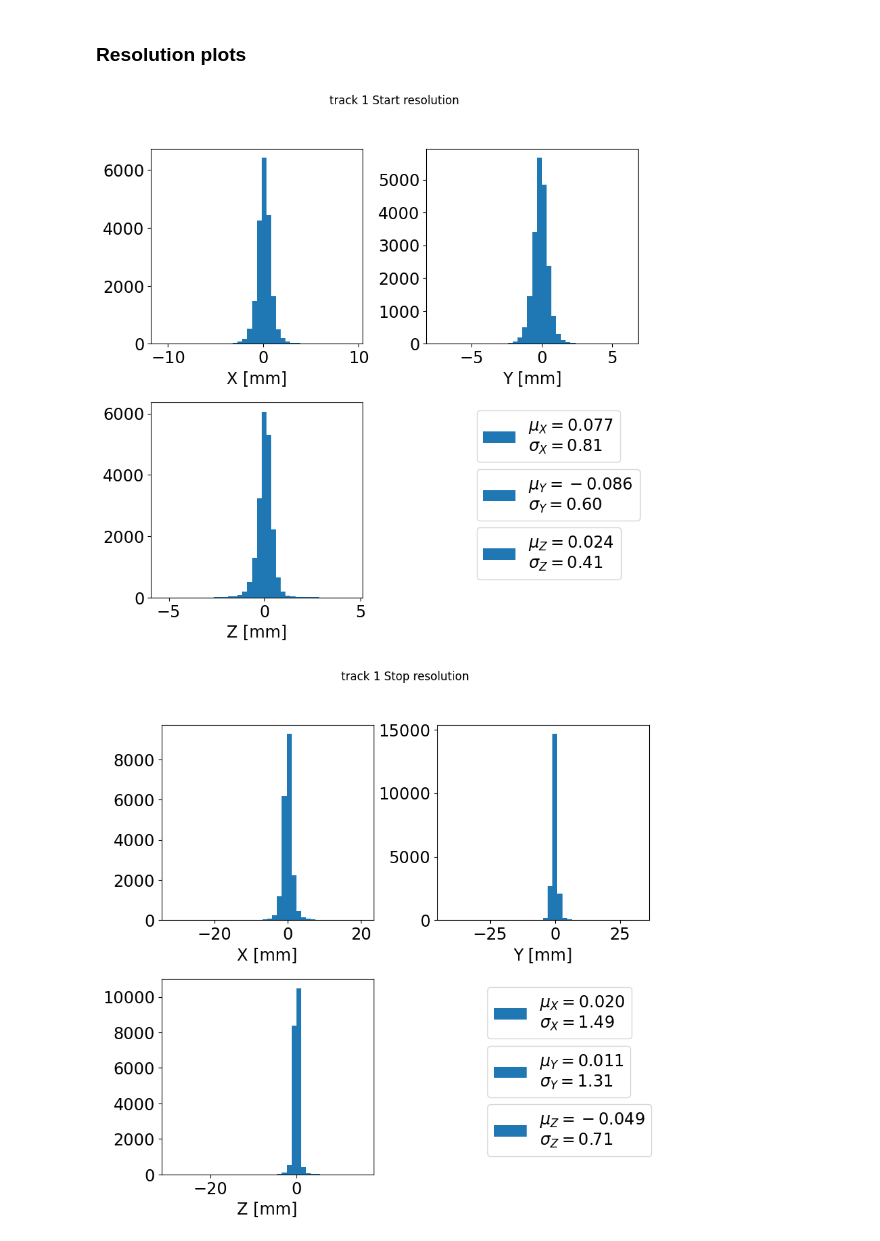
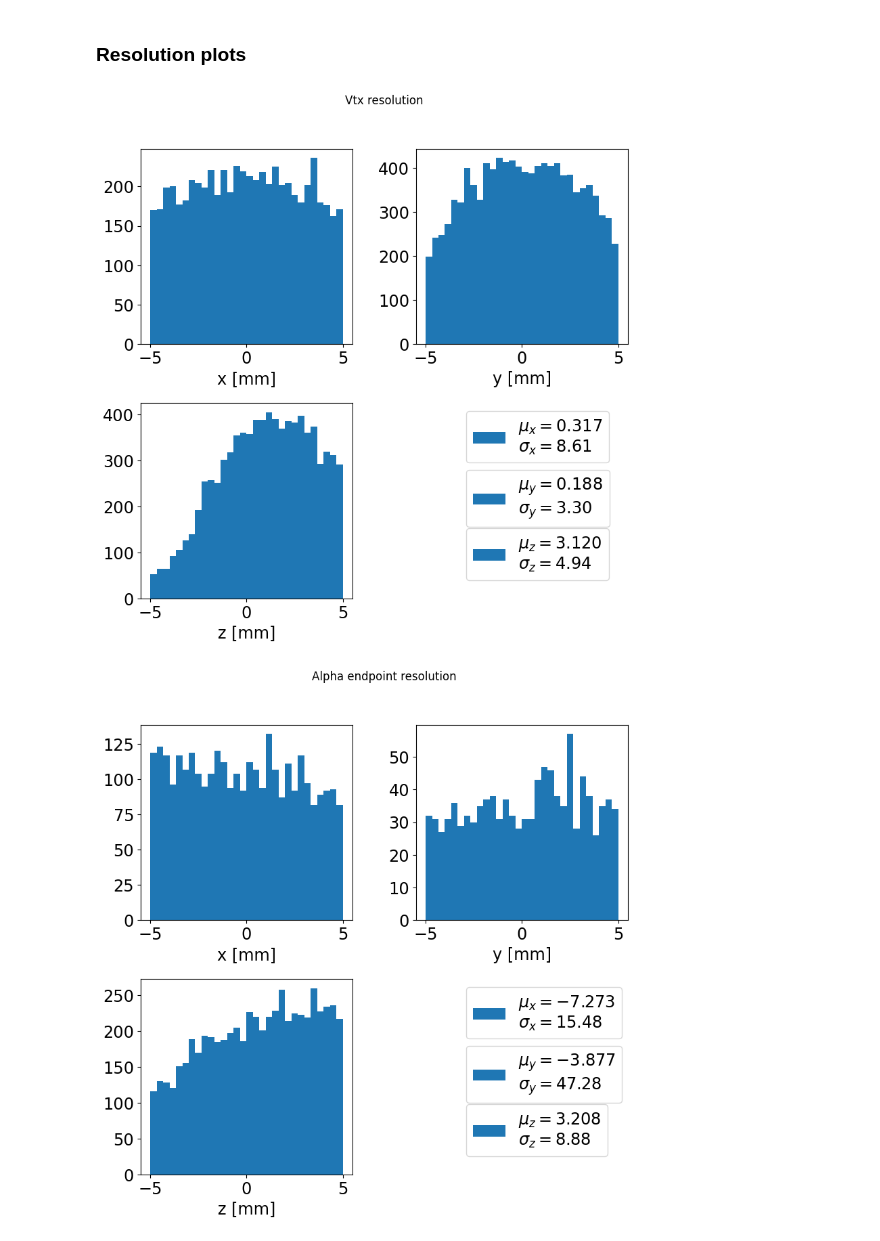
Before and after one commit to akalinow/TPCReco, a Jupyter notebook: PythonAnalysis/ipynb/WAWTPC_ML.ipynb, the cells around one changed output. Saved outputs shown, nothing was run; the diff lists cells and outputs as text; code cells hidden in the pictures.

Commit message:
* improve data processing in utility_functions.py * create model for prediction of UVWT coordintes (does not work yet) * experiemnt with models prediucting XYZ coordinates

```diff
--- a/PythonAnalysis/ipynb/WAWTPC_ML.ipynb
+++ b/PythonAnalysis/ipynb/WAWTPC_ML.ipynb
@@ -70,11 +122,11 @@ import plotting_functions as plf
 importlib.reload(plf)
 
 log_dir = "logs/fit/" + datetime.now().strftime("%Y%m%d-%H%M%S")
-tensorboard_callback = tf.keras.callbacks.TensorBoard(log_dir=log_dir, histogram_freq=1, profile_batch=(10, 20))
+#tensorboard_callback = tf.keras.callbacks.TensorBoard(log_dir=log_dir, histogram_freq=1, profile_batch=(10, 20))
 early_stop_callback = tf.keras.callbacks.EarlyStopping(patience=5, verbose=1)
-callbacks =  [tensorboard_callback]
+callbacks =  [early_stop_callback]
 
-epochs=1
+epochs=3
 history = model.fit(dataset.skip(10),
                     epochs=epochs,
                     verbose = 1,
@@ -86,14 +138,9 @@ plf.plotTrainHistory(history)
 current_time = datetime.now().strftime("%Y_%b_%d_%H_%M_%S")
 print("Training start. Current Time =", current_time)
 
-job_dir = "training/{epochs:04d}_"+current_time
-model.save(job_dir, save_format='tf')
+job_dir = f"training/{epochs:04d}_"+current_time+".keras"
+model.save(job_dir)
 
-model.summary()
-tf.keras.utils.plot_model(
-    model, to_file="fig_png/model.png",
-    show_shapes=True, show_dtype=False, show_layer_names=True,
-    rankdir="TB", expand_nested=False,
-    dpi=96, layer_range=None,
-    show_layer_activations=True, show_trainable=False)
+item = next(iter(dataset))
+model(item)[0]
 # %% [output]
@@ -112,16 +167,16 @@ import utility_functions as utils
 importlib.reload(utils)
 
 #model_path = "./training/2023_Apr_28_16_58_32/"
-#model_path = "/scratch_hdd/akalinow/ELITPC/PythonAnalysis/training/2023_May_02_23_51_30/"
 #model = tf.keras.models.load_model(model_path)
 
-df = utils.df
+df = utils.getEmptyPandasDataset(utils.columnsXYZ)
 
-for aBatch in test_dataset:
+for aBatch in dataset:
     df = utils.fillPandasDataset(aBatch, df, model)
 
-for aBatch in test_dataset.take(5):
+'''
+for aBatch in dataset.take(5):
     plf.plotEvent(aBatch, model=model)
-
+'''
 df.describe()
 # %% [output]
@@ -148,18 +208,16 @@ Wall time: 2min 28s
 # %%
 import plotting_functions as plf
 importlib.reload(plf)
 
 #plf.controlPlots(df)
-plf.plotEndPointRes(df=df, edge="Start", partIdx=1)
-plf.plotEndPointRes(df=df, edge="Stop", partIdx=1)
+plf.plotEndPointRes(df=df, edge="Vtx")
+plf.plotEndPointRes(df=df, edge="Alpha")
+plf.plotEndPointRes(df=df, edge="Carbon")
 
-plf.plotEndPointRes(df=df, edge="Start", partIdx=2)
-plf.plotEndPointRes(df=df, edge="Stop", partIdx=2)
-
-plf.plotLengthPull(df, partIdx=1)
-plf.plotLengthPull(df, partIdx=2)
-plf.plotLengthPullEvolution(df_filtered)
+plf.plotLengthPull(df, partName="Alpha")
+plf.plotLengthPull(df, partName="Carbon")
+plf.plotLengthPullEvolution(df)
 plf.plotOpeningAngleCos(df)
 # %% [output]
-[figure, old version]
+[figure, new version]
-[figure, old version]
+[figure, new version]
```
Also changed, not shown: parts of 10 cells of this notebook, 5 other files.
